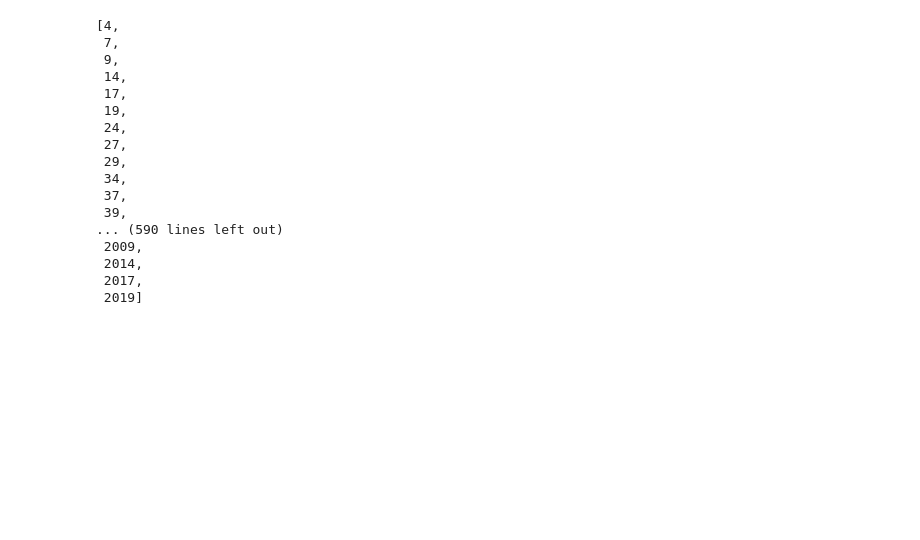
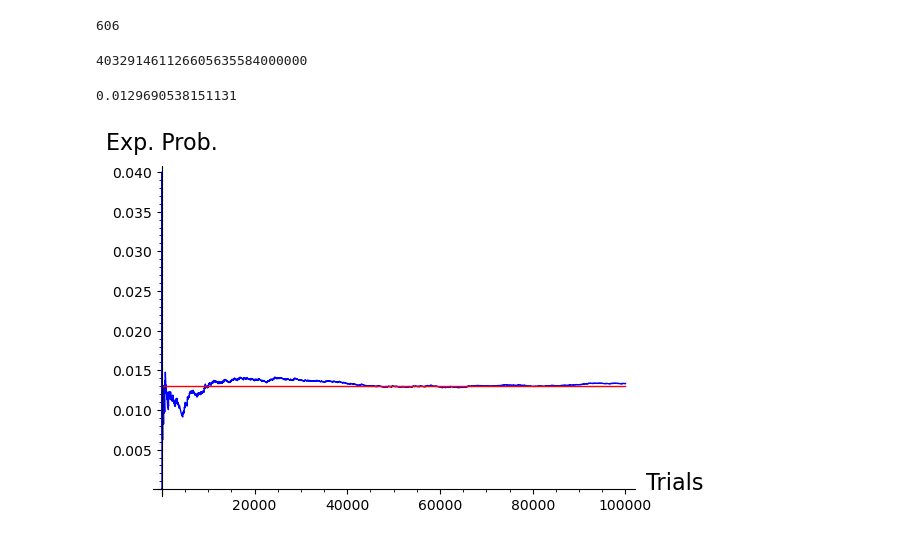
Before and after one commit to StevenClontz/exploring-math-technology, a Jupyter notebook: notebooks/sage.ipynb, the cells around one changed output. Drawn from its saved outputs; the diff is of its cells as text; code cells hidden in the pictures; blank space fills up the shorter version.

```diff
--- a/notebooks/sage.ipynb
+++ b/notebooks/sage.ipynb
@@ -23,20 +23,32 @@ show(
 # %%
-[x for x in range(3,2021) if x%10 in [4,7,9]]
+len([x for x in range(3,2026) if x%10 in [2,7,9]])
 # %% [output]
-[4,
- 7,
- 9,
- 14,
- 17,
- 19,
- 24,
- 27,
- 29,
- 34,
- 37,
- 39,
-... (590 lines left out)
- 2009,
- 2014,
- 2017,
- 2019]
+606
+# %%
+factorial(26)
+# %% [output]
+403291461126605635584000000
+# %%
+n((26/62)^5)
+# %% [output]
+0.0129690538151131
+# %%
+points = []
+all_upper_count = 0
+for trial in range(1,100001):
+    all_uppers = True
+    for _ in range(5):
+        next_character = randrange(62)
+        if next_character >= 26:
+            all_upper = False
+    if all_upper:
+        all_upper_count += 1
+    ex_prob = all_upper_count/trial
+    points.append( (trial,ex_prob) )
+
+show(
+    line(points, color="blue")+line([(1,0.012969),(100000,0.012969)], color="red"),
+    axes_labels=["Trials","Exp. Prob."],
+)
+# %% [output]
+[figure, added]
```
Also changed, not shown: parts of 1 cell of this notebook, 5 other files.
